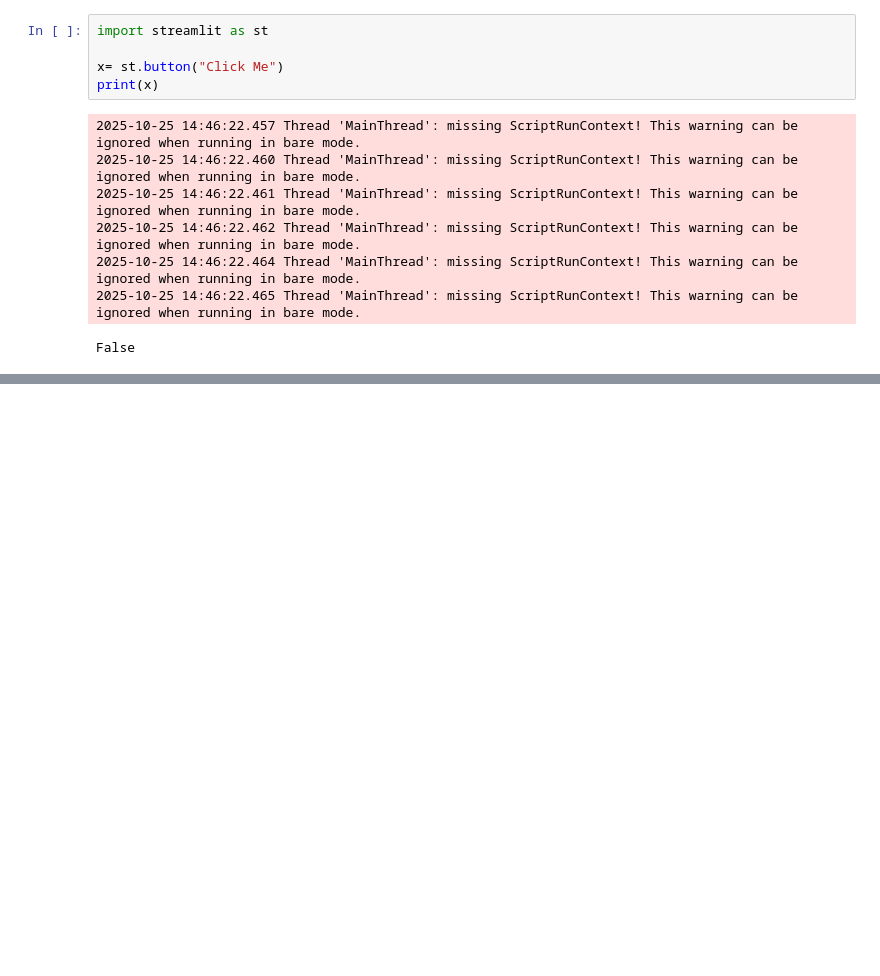
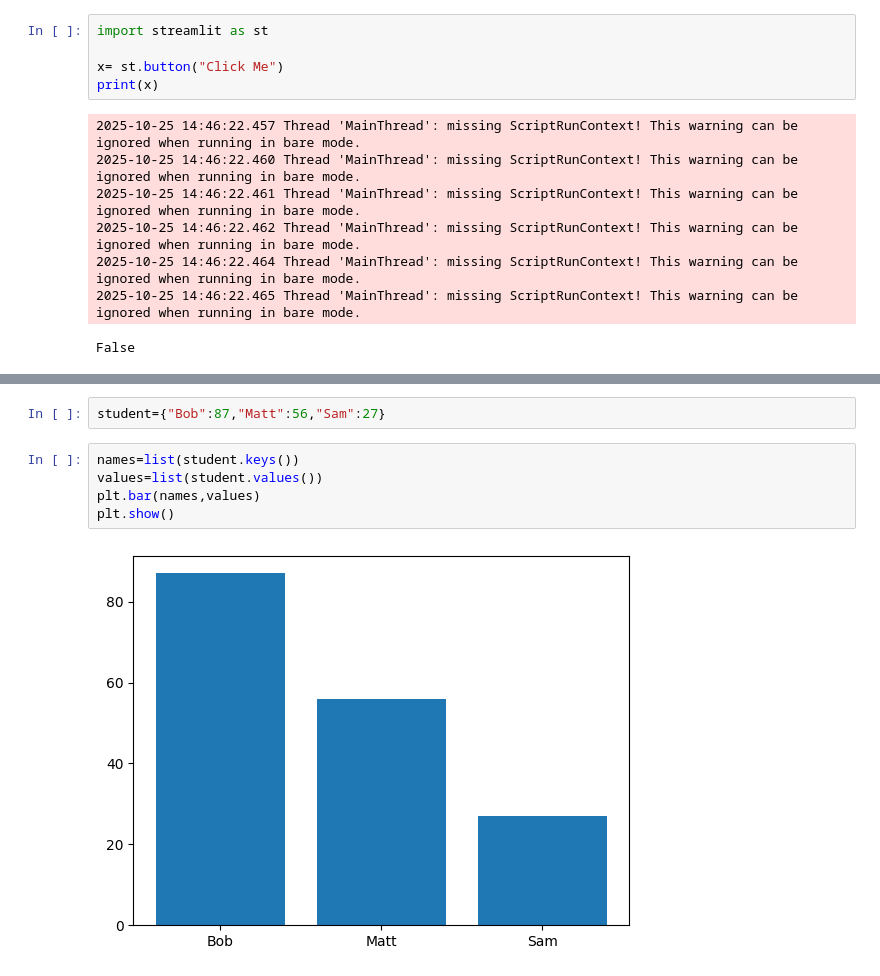
Before and after one commit to Ashutosh4328/Infosys_springboard-6.0, a Jupyter notebook: Ashutosh_Infosys_SkillMatch.ipynb, the cells around one changed output, grey strips where cells are left out. Drawn from its saved outputs; the diff is of its cells as text; blank space fills up the shorter version.

```diff
--- a/Ashutosh_Infosys_SkillMatch.ipynb
+++ b/Ashutosh_Infosys_SkillMatch.ipynb
@@ -390,0 +419,9 @@ False
+# %%
+student={"Bob":87,"Matt":56,"Sam":27}
+# %%
+names=list(student.keys())
+values=list(student.values())
+plt.bar(names,values)
+plt.show()
+# %% [output]
+[figure, added]
```
Also changed, not shown: parts of 11 cells of this notebook.
